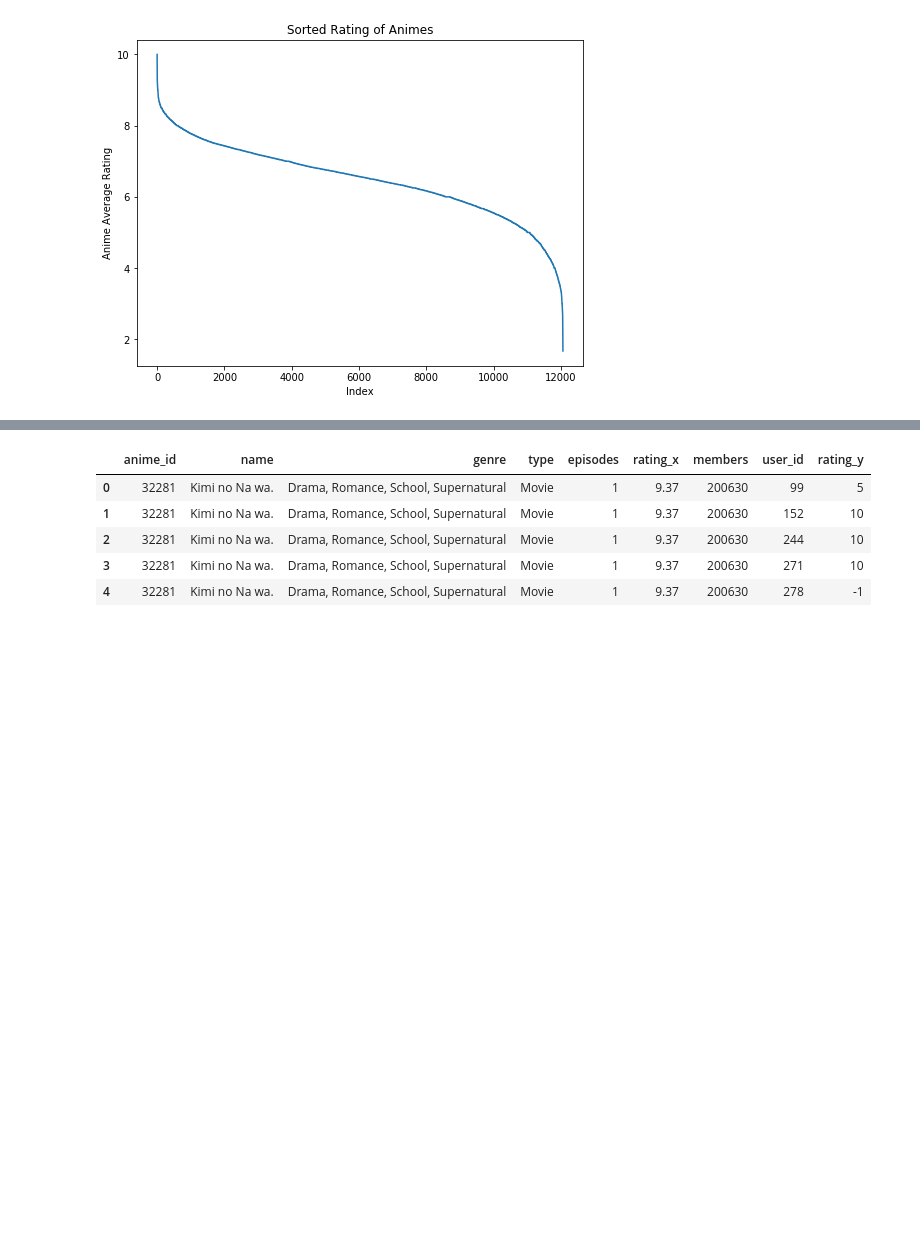
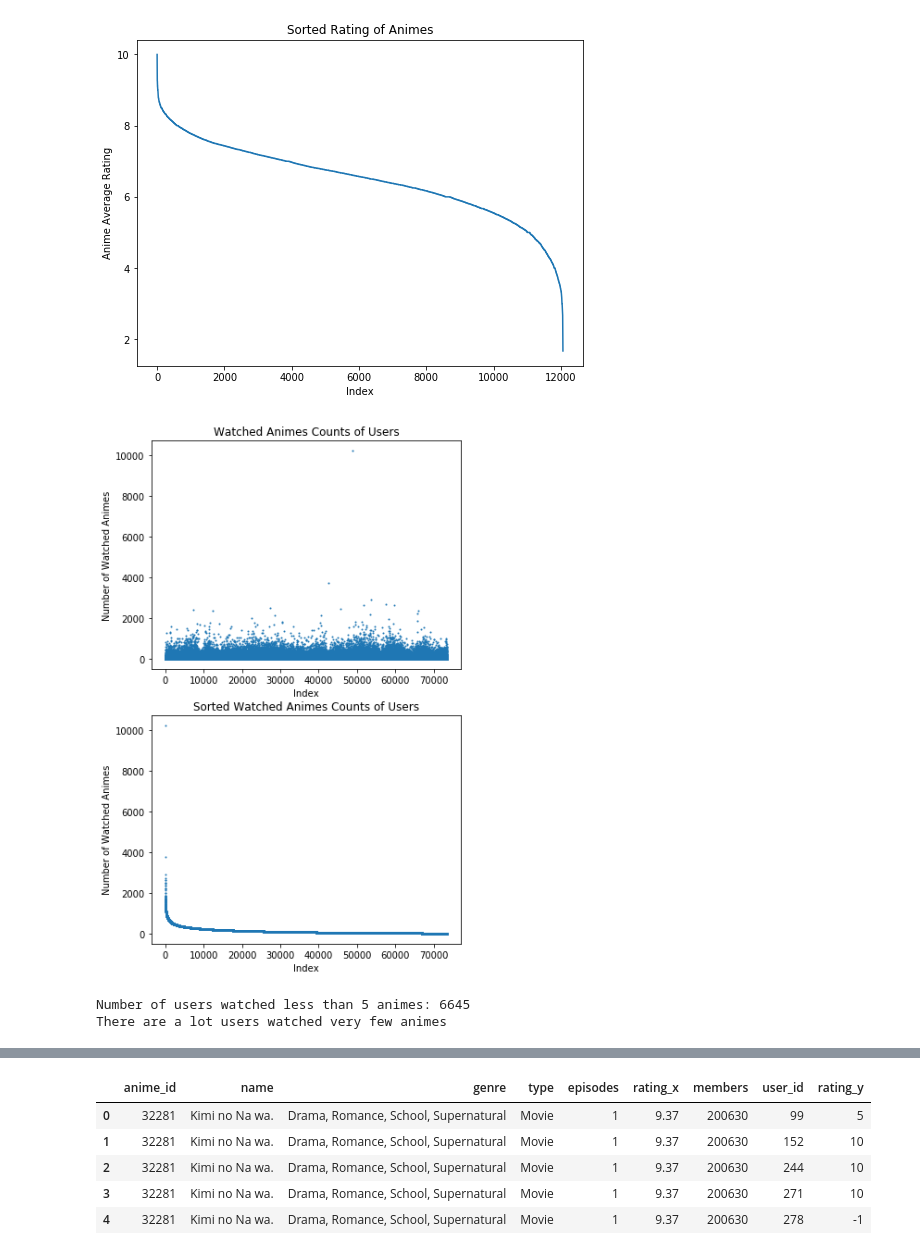
Before and after one commit to yungau/Recommendation-System, a Jupyter notebook: recommendation_system.ipynb, the cells around one changed output, grey strips where cells are left out. Drawn from its saved outputs; the diff is of its cells as text; code cells hidden in the pictures; blank space fills up the shorter version.

```diff
--- a/recommendation_system.ipynb
+++ b/recommendation_system.ipynb
@@ -193,4 +197,30 @@ plt.title('Sorted Rating of Animes')
 plt.show()
 # %% [output]
 [figure]
+# %%
+user_watched_count = rating.groupby('user_id').rating.count()
+
+figure, ax = plt.subplots(2,1, figsize=(6, 10))
+ax[0].scatter(range(len(user_watched_count)),user_watched_count, s=1)
+ax[0].set_xlabel('Index')
+ax[0].set_ylabel('Number of Watched Animes')
+ax[0].set_title('Watched Animes Counts of Users')
+
+ax[1].scatter(range(len(user_watched_count)),user_watched_count.sort_values(ascending=False), s=1)
+ax[1].set_xlabel('Index')
+ax[1].set_ylabel('Number of Watched Animes')
+ax[1].set_title('Sorted Watched Animes Counts of Users')
+
+plt.show()
+# %% [output]
+[figure, added]
+# %%
+watched_counts = 5
+inactive_users = user_watched_count < watched_counts
+inactive_users = inactive_users[inactive_users]
+print('Number of users watched less than {} animes: {}'.format(watched_counts, inactive_users.shape[0]))
+print('There are a lot users watched very few animes')
+# %% [output]
+Number of users watched less than 5 animes: 6645
+There are a lot users watched very few animes
 # %%
```
Also changed, not shown: parts of 9 cells of this notebook.
